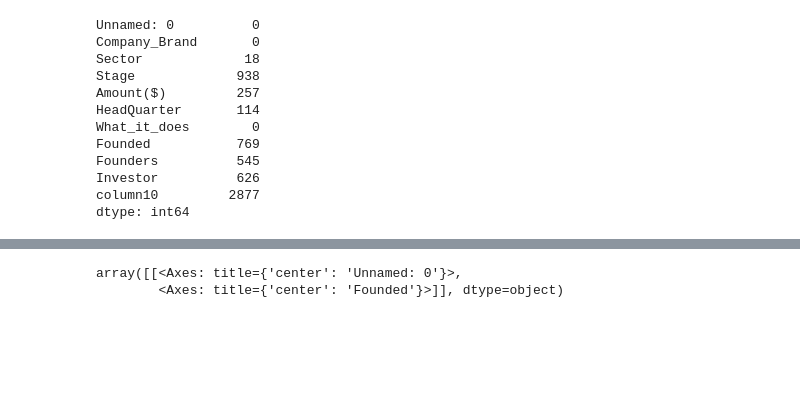
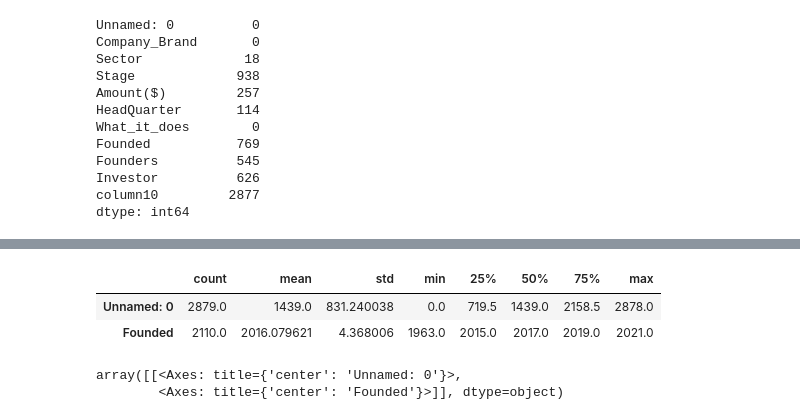
Before and after one commit to MoIdris/A-Data-Analytics-Project, a Jupyter notebook: Indian_Start-up.ipynb, the cells around one changed output, grey strips where cells are left out. Drawn from its saved outputs; the diff is of its cells as text; code cells hidden in the pictures; blank space fills up the shorter version.

```diff
--- a/Indian_Start-up.ipynb
+++ b/Indian_Start-up.ipynb
@@ -423,3 +461,9 @@ df.describe()
+# %%
+df.describe().T
+# %% [output]
+|  | count | mean | std | min | 25% | 50% | 75% | max |
+| Unnamed: 0 | 2879.0 | 1439.0 | 831.240038 | 0.0 | 719.5 | 1439.0 | 2158.5 | 2878.0 |
+| Founded | 2110.0 | 2016.079621 | 4.368006 | 1963.0 | 2015.0 | 2017.0 | 2019.0 | 2021.0 |
 # %%
 # Universal analysis
 # Histogram for numeric variables
```
Also changed, not shown: parts of 7 cells of this notebook.
